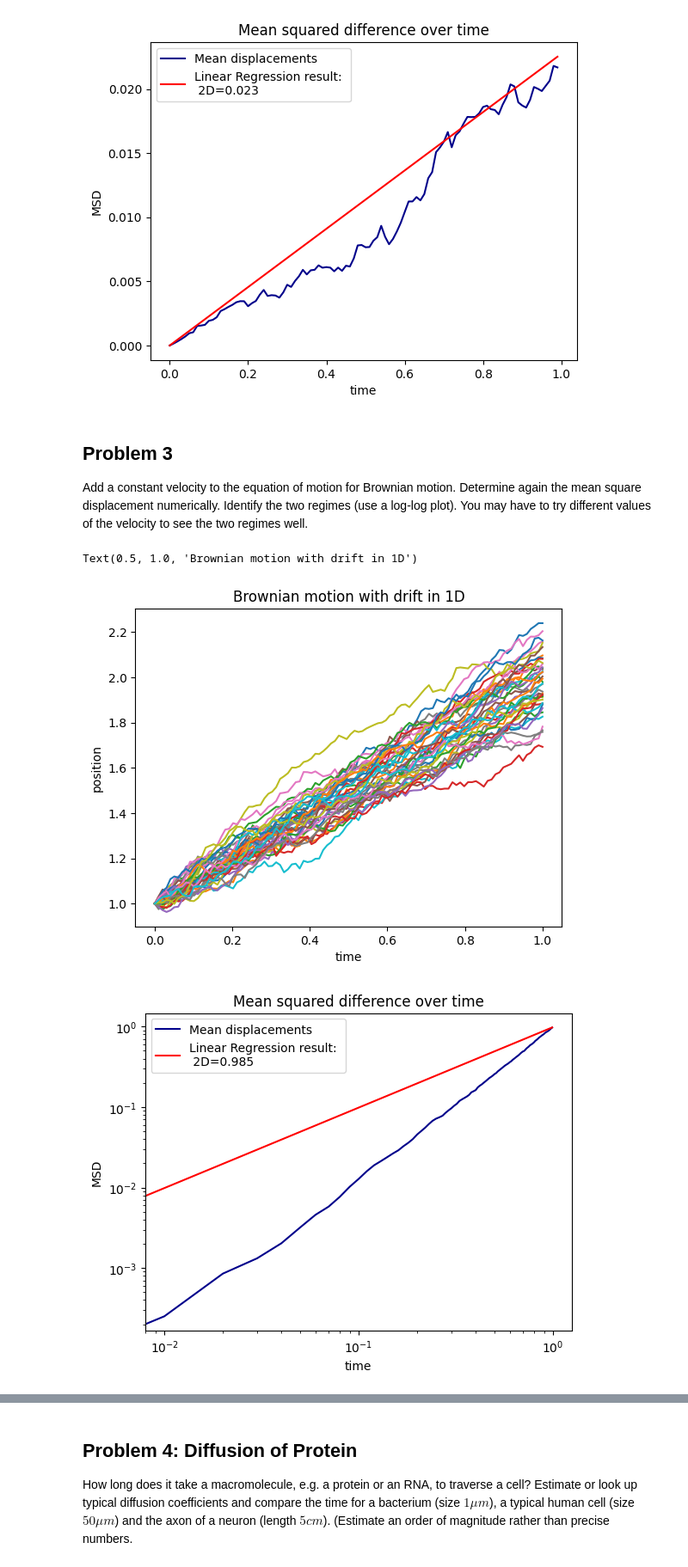
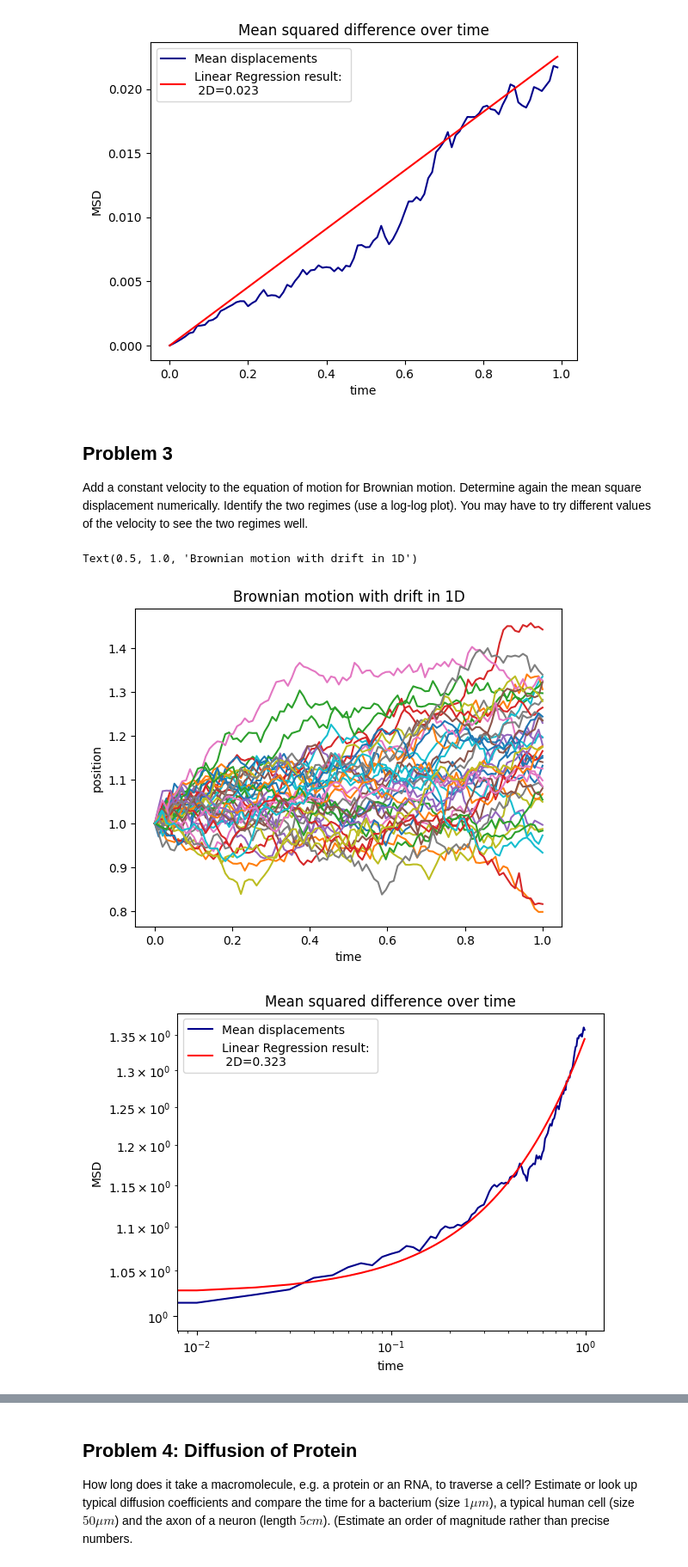
Before and after one commit to corinnawegner/Physics_of_complex_systems, a Jupyter notebook: Assignment 6/Assignment_6_Corinna_Wegner.ipynb, the cells around one changed output, grey strips where cells are left out. Shown at 86% size. Drawn from its saved outputs; the diff is of its cells as text; code cells hidden in the pictures.

Commit message:
Two regimes

```diff
--- a/Assignment 6/Assignment_6_Corinna_Wegner.ipynb
+++ b/Assignment 6/Assignment_6_Corinna_Wegner.ipynb
@@ -44,14 +44,14 @@ def MSD_theoretical(t, D):
 
 list_msd = np.array(list(mean_displacements.values()))
 
-def plot_msd(tlist, msdlist):
+def plot_msd(tlist, msdlist, drift=0):
     plt.plot(tlist, msdlist, "darkblue", label="Mean displacements")
     plt.ylabel("MSD")
     plt.xlabel("time")
     plt.title("Mean squared difference over time")
 
     res = linregress(tlist, msdlist)
-    plt.plot(tlist, res.slope*np.array(tlist),"red" , label=f"Linear Regression result: \n 2D={np.round(res.slope,3)}")
+    plt.plot(tlist, drift*res.intercept+res.slope*np.array(tlist),"red" , label=f"Linear Regression result: \n 2D={np.round(res.slope,3)}")
 
     plt.legend()
 plot_msd(list_t, list_msd)
@@ -134,12 +134,10 @@ plot_msd(np.array(list(mean_displacements_2.keys())), list(mean_displacements_2.
 # %% [markdown]
 ## Problem 3
 
-Add a constant velocity to the equation of motion for Brownian motion. Determine again the mean square
-displacement numerically. Identify the two regimes (use a log-log plot). You may have to try different values of
-the velocity to see the two regimes well.
+Add a constant velocity to the equation of motion for Brownian motion. Determine again the mean square displacement numerically. Identify the two regimes (use a log-log plot). You may have to try different values of the velocity to see the two regimes well.
 # %%
 def f_drift(t,y):
-    return 1
+    return 0.2
 
 y = eulermaruyama(t, y0, dt, f_drift, G)
 # %%
@@ -149,17 +147,17 @@ plt.ylabel("position")
 plt.title("Brownian motion with drift in 1D")
 # %% [output]
 Text(0.5, 1.0, 'Brownian motion with drift in 1D')
-[figure, old version]
+[figure, new version]
 # %%
 mean_displacements_3 = {}
 for t_step in range(100):
-    displacement = y[t_step, :]-1
+    displacement = y[t_step, :]
     msd = np.mean([d**2 for d in displacement])
     mean_displacements_3[0.01*t_step] = msd
 x1 = np.array(list(mean_displacements_3.keys()))
 x2 = np.array(list(mean_displacements_3.values()))
-plot_msd(x1,x2)
+plot_msd(x1,x2, drift=1)
 plt.yscale("log")
 plt.xscale("log")
 # %% [output]
-[figure, old version]
+[figure, new version]
```
Also changed, not shown: parts of 2 cells of this notebook.
